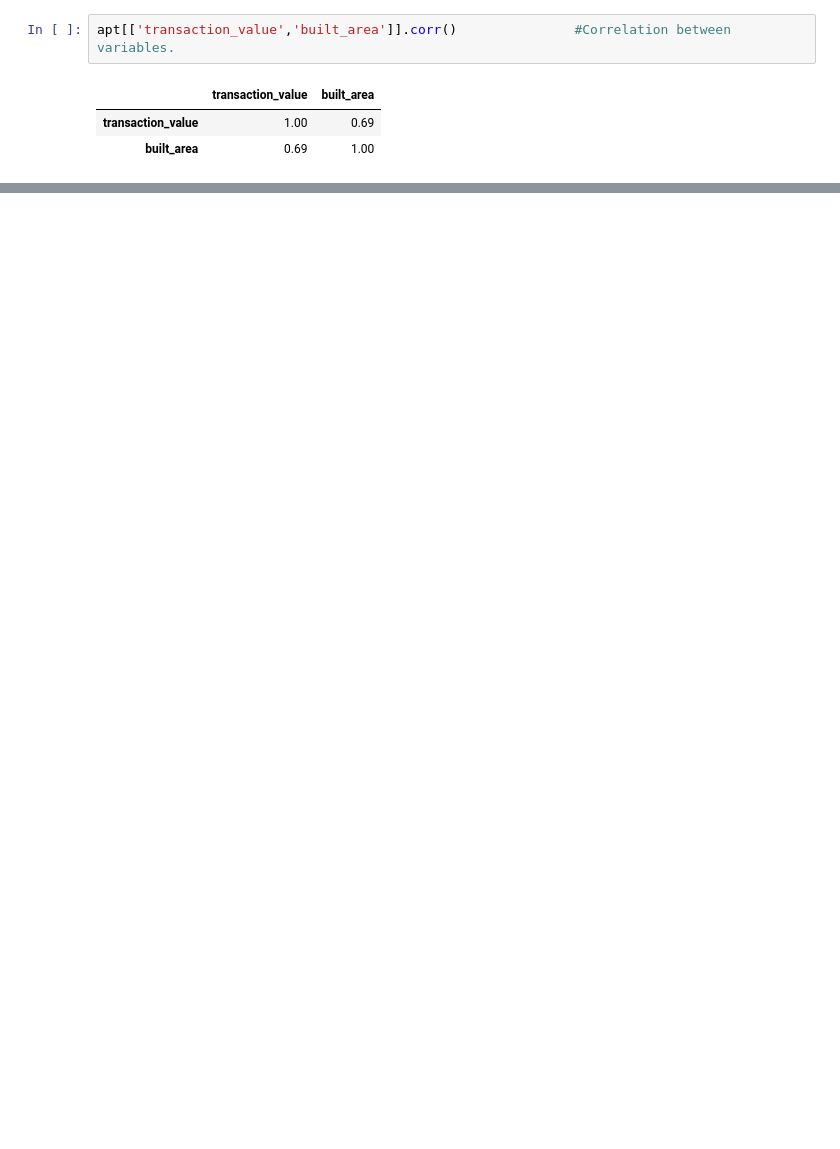
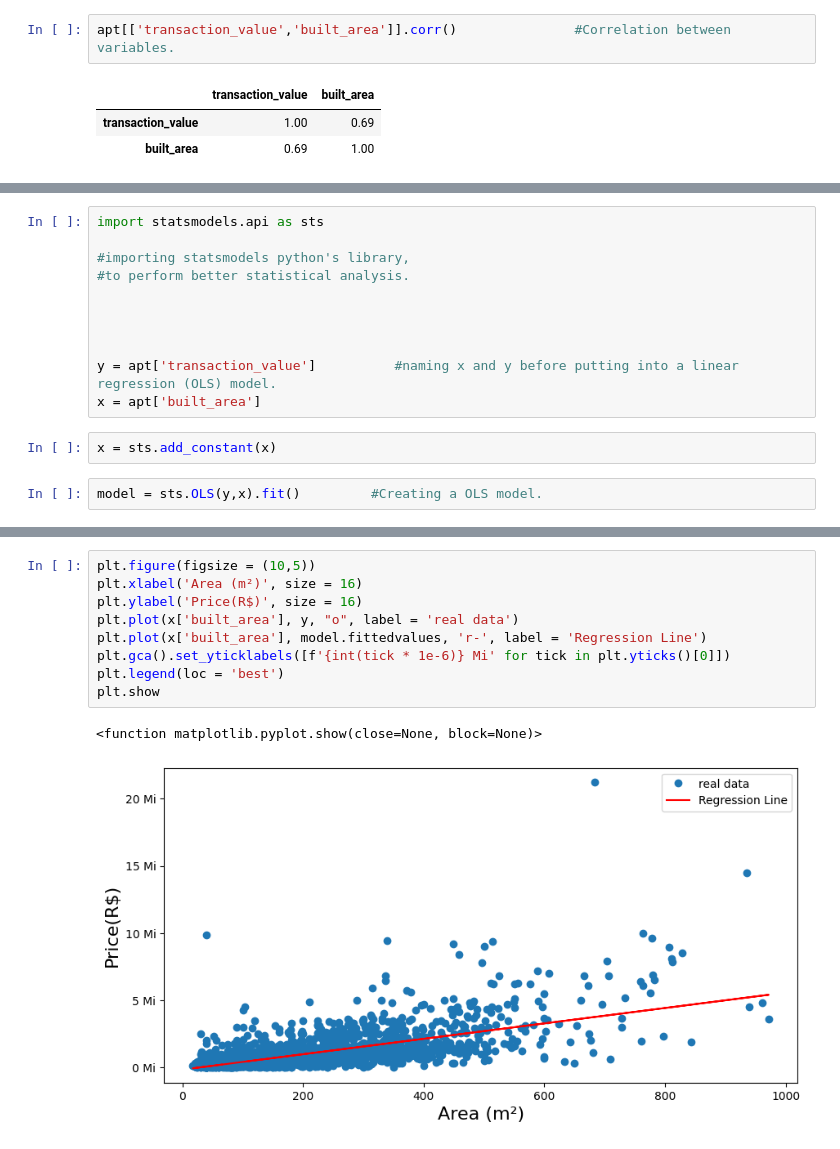
Before and after one commit to GuiNGBarros/DataStudies, a Jupyter notebook: Sao Paulo Apartments/SPapartments_DataProcessing_PART1.ipynb, the cells around one changed output, grey strips where cells are left out. Saved outputs shown, nothing was run; the diff lists cells and outputs as text; blank space fills up the shorter version.

```diff
--- a/Sao Paulo Apartments/SPapartments_DataProcessing.ipynb
+++ b/Sao Paulo Apartments/SPapartments_DataProcessing_PART1.ipynb
@@ -287,0 +289,15 @@ y = apt['transaction_value']
+# %%
+import statsmodels.api as sts
+
+#importing statsmodels python's library,
+#to perform better statistical analysis.
+
+
+
+
+y = apt['transaction_value']          #naming x and y before putting into a linear regression (OLS) model.
+x = apt['built_area']
+# %%
+x = sts.add_constant(x)
+# %%
+model = sts.OLS(y,x).fit()         #Creating a OLS model.
@@ -287,0 +332,12 @@ y = apt['transaction_value']
+# %%
+plt.figure(figsize = (10,5))
+plt.xlabel('Area (m²)', size = 16)
+plt.ylabel('Price(R$)', size = 16)
+plt.plot(x['built_area'], y, "o", label = 'real data')
+plt.plot(x['built_area'], model.fittedvalues, 'r-', label = 'Regression Line')
+plt.gca().set_yticklabels([f'{int(tick * 1e-6)} Mi' for tick in plt.yticks()[0]])
+plt.legend(loc = 'best')
+plt.show
+# %% [output]
+<function matplotlib.pyplot.show(close=None, block=None)>
+[figure, added]
```
Also changed, not shown: parts of 12 cells of this notebook, 8 other files.
